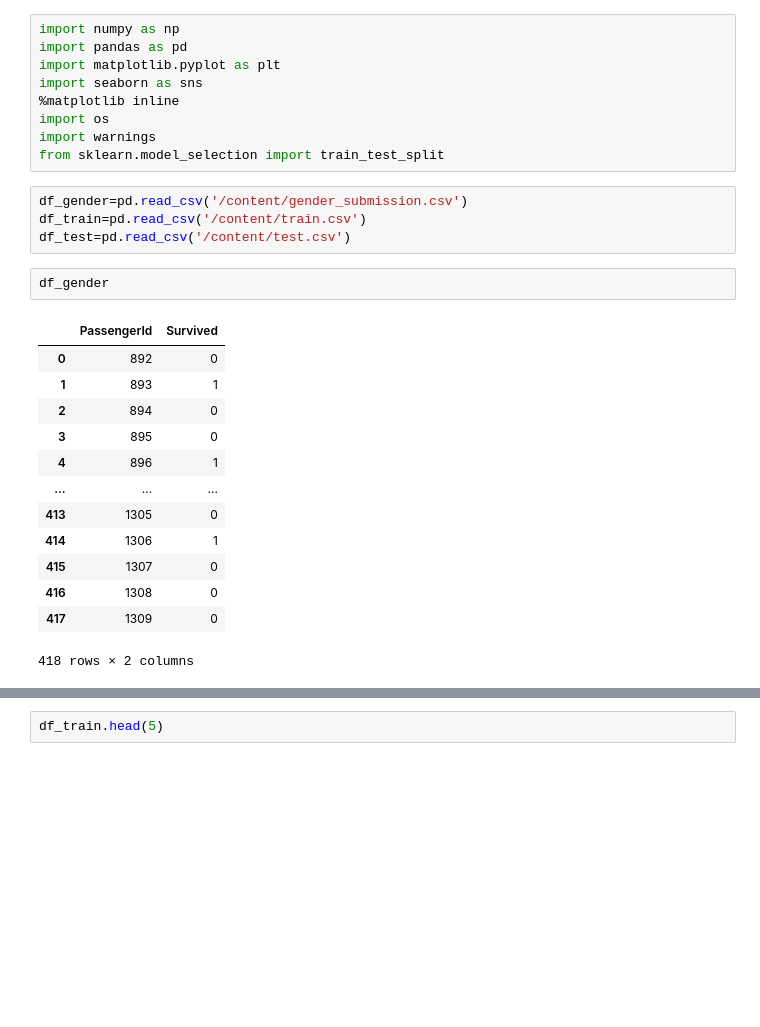
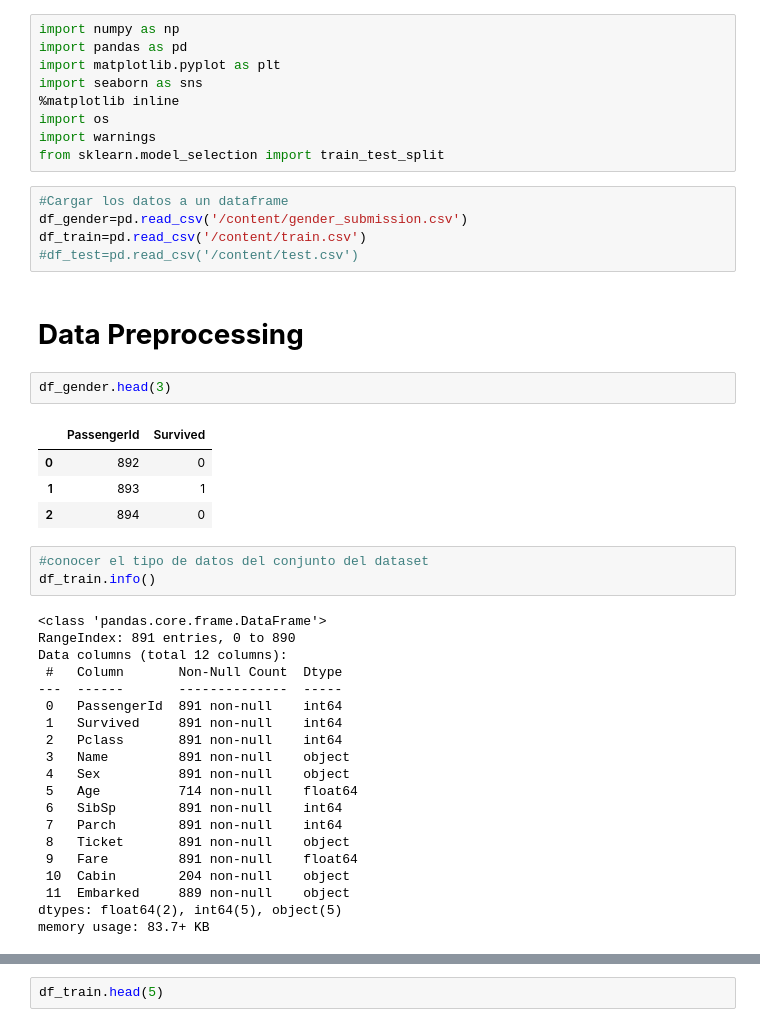
Before and after one commit to wlopezm-unal/Machine-learning, a Jupyter notebook: exercise_titanic.ipynb, the cells around one changed output, grey strips where cells are left out. Saved outputs shown, nothing was run; the diff lists cells and outputs as text; blank space fills up the shorter version.

```diff
--- a/exercise_titanic.ipynb
+++ b/exercise_titanic.ipynb
@@ -10,23 +14,40 @@ import os
 import warnings
 from sklearn.model_selection import train_test_split
 # %%
+#Cargar los datos a un dataframe
 df_gender=pd.read_csv('/content/gender_submission.csv')
 df_train=pd.read_csv('/content/train.csv')
-df_test=pd.read_csv('/content/test.csv')
+#df_test=pd.read_csv('/content/test.csv')
+# %% [markdown]
+# **Data Preprocessing**
 # %%
-df_gender
+df_gender.head(3)
 # %% [output]
 |  | PassengerId | Survived |
 | 0 | 892 | 0 |
 | 1 | 893 | 1 |
 | 2 | 894 | 0 |
-| 3 | 895 | 0 |
-| 4 | 896 | 1 |
-| ... | ... | ... |
-| 413 | 1305 | 0 |
-| 414 | 1306 | 1 |
-| 415 | 1307 | 0 |
-| 416 | 1308 | 0 |
-| 417 | 1309 | 0 |
-418 rows × 2 columns
+# %%
+#conocer el tipo de datos del conjunto del dataset
+df_train.info()
+# %% [output]
+<class 'pandas.core.frame.DataFrame'>
+RangeIndex: 891 entries, 0 to 890
+Data columns (total 12 columns):
+ #   Column       Non-Null Count  Dtype
+---  ------       --------------  -----
+ 0   PassengerId  891 non-null    int64
+ 1   Survived     891 non-null    int64
+ 2   Pclass       891 non-null    int64
+ 3   Name         891 non-null    object
+ 4   Sex          891 non-null    object
+ 5   Age          714 non-null    float64
+ 6   SibSp        891 non-null    int64
+ 7   Parch        891 non-null    int64
+ 8   Ticket       891 non-null    object
+ 9   Fare         891 non-null    float64
+ 10  Cabin        204 non-null    object
+ 11  Embarked     889 non-null    object
+dtypes: float64(2), int64(5), object(5)
+memory usage: 83.7+ KB
 # %%
```
Also changed, not shown: parts of 33 cells of this notebook.
